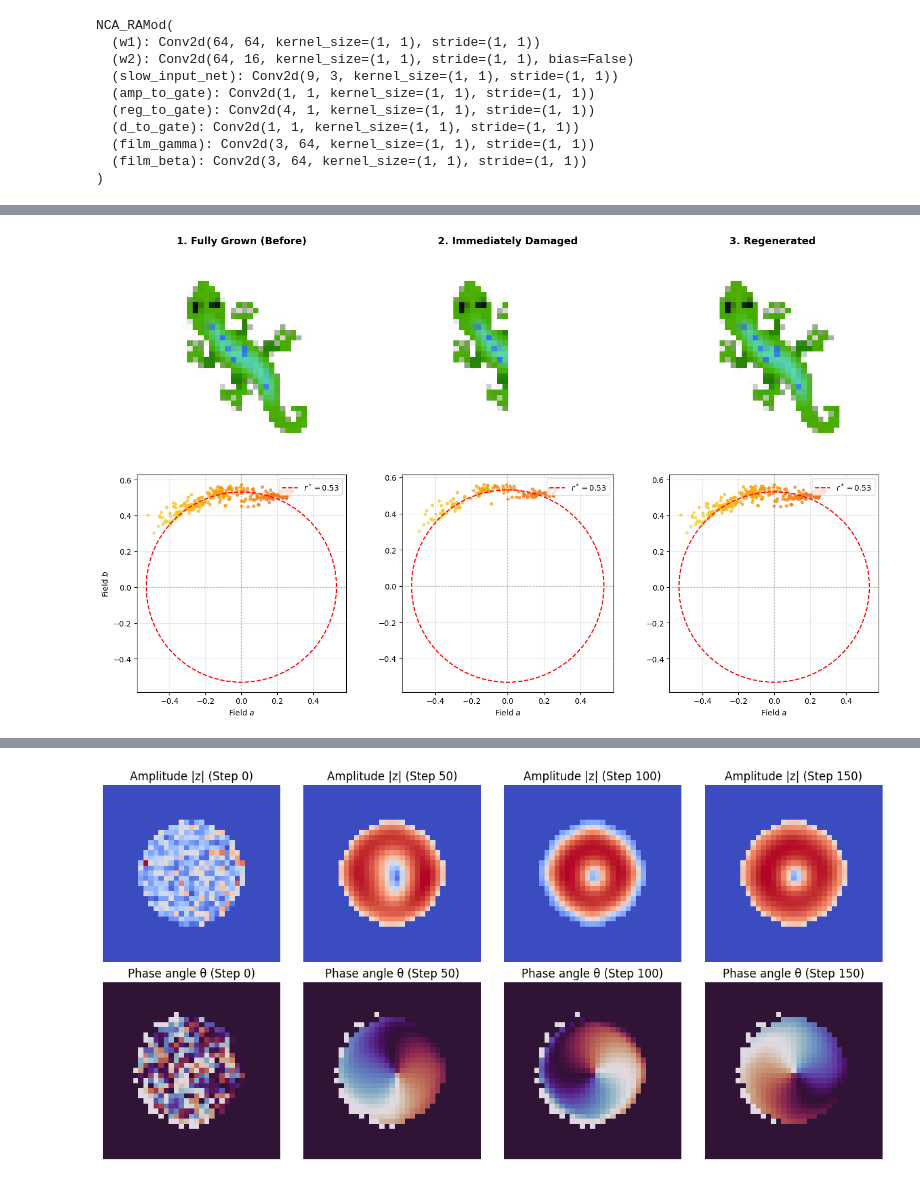
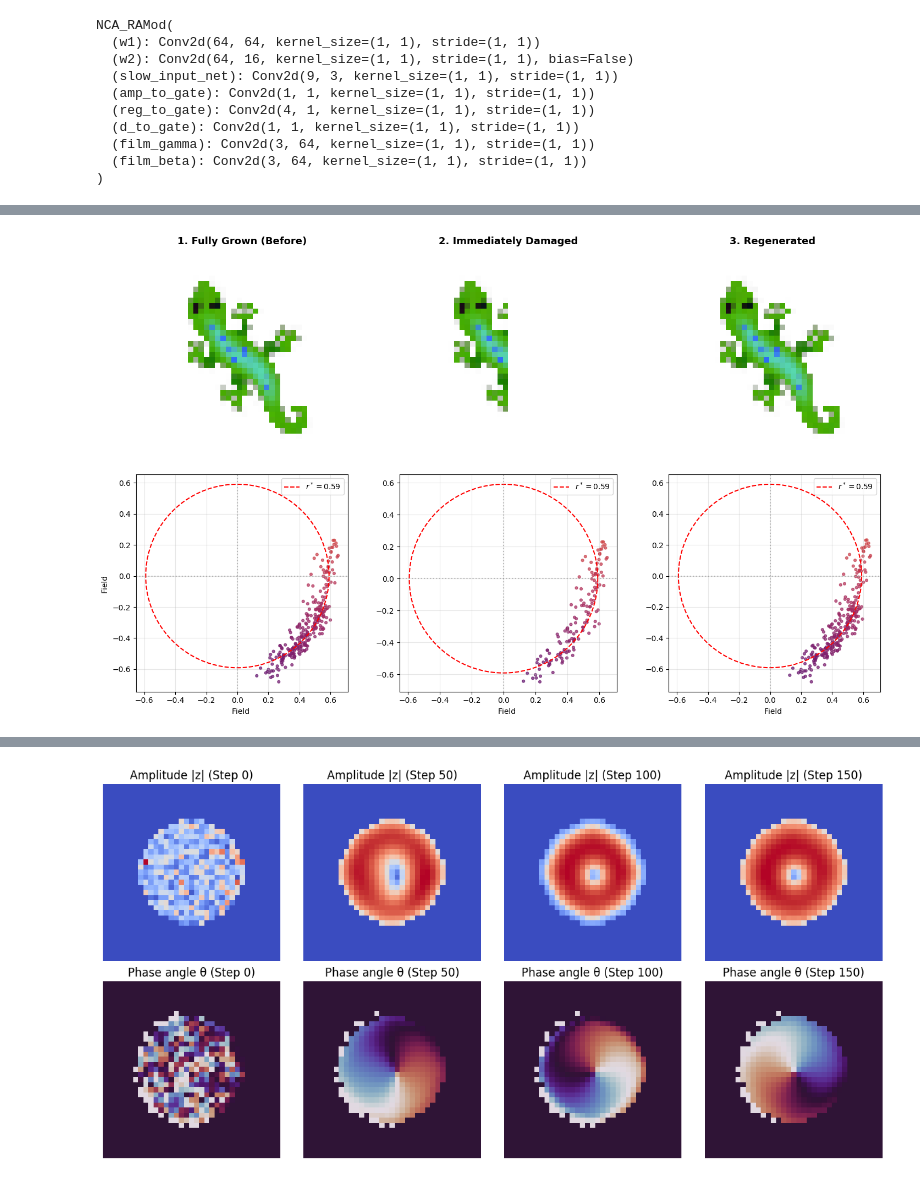
Before and after one commit to lshofsl/Thesis, a Jupyter notebook: NCA_w_RAmod.ipynb, the cells around one changed output, grey strips where cells are left out. Cells and saved outputs as stored; diff of their text form; code cells hidden in the pictures.

```diff
--- a/NCA_w_RAmod.ipynb
+++ b/NCA_w_RAmod.ipynb
@@ -168,7 +168,7 @@ lambda_m = 0.1
 
 
 raw_img_loss_log = []
-mu_log, omega_log, beta_r_log, beta_i_log, K_log, beta_d_log, kappa_log = [], [], [], [], [], [], []
+mu_log, omega_log, g0_log, c_log, K_r_log, K_i_log, beta_d_log, kappa_log = [], [], [], [], [], [], [], []
 log_iters, a, b, d, first_hiddens = [], [], [], [], []
 film_gamma_means, film_gamma_stds = [], []
 film_beta_means, film_beta_stds = [], []
@@ -195,16 +195,16 @@ for i in range(TRAINING_ITERS + 1):
         for idx in best_indices:
             cx = random.randint(int(WIDTH * 0.2), int(WIDTH * 0.8))
             cy = random.randint(int(HEIGHT * 0.2), int(HEIGHT * 0.8))
-            r = random.randint(3, 9)
+            r = random.randint(2, 8)
             mask_np = create_circular_mask(HEIGHT, WIDTH, cx, cy, radius=r).cpu().numpy()
             damage = 1.0 - mask_np
             x0_np[idx, :16] *= damage[None, :, :]
 
       current_x = torch.from_numpy(x0_np).to(DEVICE)
 
-    itters = random.randrange(32, 92)
+    itters = random.randrange(64, 94)
     mu_phys_val = torch.nn.functional.softplus(nca.mu).item() + 1e-4
-    betar_phys_val = torch.nn.functional.softplus(nca.beta_r).item() + 1e-4
+    betar_phys_val = torch.nn.functional.softplus(nca.g0).item() + 1e-4
     target_r = np.sqrt(mu_phys_val / betar_phys_val)
 
     total_amp_loss = 0
@@ -277,9 +277,10 @@ for i in range(TRAINING_ITERS + 1):
         # Log physical parameters & FiLM dynamics
         mu_log.append(torch.nn.functional.softplus(nca.mu).item())
         omega_log.append((nca.omega).item())
-        beta_r_log.append(torch.nn.functional.softplus(nca.beta_r).item())
-        beta_i_log.append((nca.beta_i).item())
-        K_log.append(torch.nn.functional.softplus(nca.K).item())
+        g0_log.append(torch.nn.functional.softplus(nca.g0).item())
+        c_log.append((nca.c).item())
+        K_r_log.append(torch.nn.functional.softplus(nca.Kr).item())
+        K_i_log.append((nca.Ki).item())
         beta_d_log.append(torch.nn.functional.softplus(nca.raw_beta_d).item())
         kappa_log.append(torch.nn.functional.softplus(nca.raw_kappa).item())
         log_iters.append(i)
@@ -449,7 +454,7 @@ del optim
 torch.cuda.empty_cache()
 # %%
 nca = NCA_RAMod(CHANNELS,hidden_n=HIDDEN_SIZE)
-nca.load_state_dict(torch.load("Trained_models/Gene/NCA_RAMod_k_4.pth"))
+nca.load_state_dict(torch.load("Trained_models/Gene/NCA_RAMod.pth"))
 nca.to(DEVICE).eval()
 # %% [output]
 NCA_RAMod(
@@ -940,4 +1084,5 @@ stable point reached at: 797 for the amplitude loss
 # %%
+
 def get_living_ab(x, alpha_idx=3, a_idx=16, b_idx=17):
     """Extracts a and b for living cells in a single sample."""
     alpha = x[alpha_idx].detach().cpu().numpy()
@@ -947,38 +1092,22 @@ def get_living_ab(x, alpha_idx=3, a_idx=16, b_idx=17):
     mask = alpha > 0.1
     return a[mask], b[mask], alpha[mask]
 
+# --- 1. SET UP DAMAGE EXPERIMENT ---
+# Assume `x_grown` is your fully grown batch at step 100 or 500 (Shape: [B, C, H, W])
+x_current = x_test.clone()
 
+# A. Before Damage State
+x_before = x_current.clone()
 
-def record_metrics(x_curr, amp_curr):
-      l = (base[0:1] - x_curr[:, :channels]).pow(2).mean().item()
-      loss_history.append(l)
-      avg_amp = (amp_curr[0] * live_mask).sum().item() / (live_mask.sum().item() + 1e-6)
-      amp_history.append(avg_amp)
+x_damaged = x_current.clone()
+x_damaged = apply_damage(x_damaged, "right_half")
 
+x_regen = x_damaged.clone()
 with torch.no_grad():
-  for t in range(steps_growth):
-    x, amp, phase, _, _ = nca(x, step=t, k=4)
-    record_metrics(x, amp)
-
-img_grown = x[0, :channels].permute(1, 2, 0).cpu().clip(0, 1).numpy()
-
-    # ------------------------------------------------------------------
-    # Phase 2: Apply Damage & Regeneration
-    # ------------------------------------------------------------------
-x = apply_damage(x, damage_type=damage)
-mg_damaged = x[0, :channels].permute(1, 2, 0).cpu().clip(0, 1).numpy()
-
-regen_frames = []
-capture_steps = [25, 50, 100, 200, 500]
-
-with torch.no_grad():
-  for t in range(1, steps_regen + 1):
-    x, amp, phase, _, _ = nca(x, step=t, k=4)
-    record_metrics(x, amp)
-    if t in capture_steps:
-      regen_frames.append(x[0, :channels].permute(1, 2, 0).cpu().clip(0, 1).numpy())
-
-
+    for _ in range(500):
+        # Unpack output safely
+        out = nca(x_regen)
+        x_regen = out[0] if isinstance(out, (tuple, list)) else out
 
 stages = [
     ("1. Fully Grown (Before)", x_before[0]),
@@ -986,7 +1115,8 @@ stages = [
     ("3. Regenerated ", x_regen[0])
 ]
 
-r_star = np.sqrt(mu_phys/ beta_r_phys)
+# FIX 1: Extract r_star as a scalar float rather than a list
+r_star = np.sqrt(mu_phys/ g0_phys)
 theta = np.linspace(0, 2 * np.pi, 200)
 
 fig, axes = plt.subplots(2, 3, figsize=(15, 9))
@@ -1003,36 +1133,36 @@ for col, (title, state) in enumerate(stages):
     # FIX 2: Correct formatting and mathematical evaluation with scalar r_star
     axes[1, col].plot(
         r_star * np.cos(theta),
         r_star * np.sin(theta),
         'r--',
         label=f'$r^* = {r_star:.2f}$'
     )
     axes[1, col].axhline(0, color='gray', linestyle=':', alpha=0.5)
     axes[1, col].axvline(0, color='gray', linestyle=':', alpha=0.5)
 
     if len(a_live) > 0:
         # FIX 3: Consistent color mapping across phase space [-pi, pi]
         sc = axes[1, col].scatter(
             a_live, b_live,
             c=angles,
             cmap='inferno',
             vmin=-np.pi,
             vmax=np.pi,
             s=12,
             alpha=0.7
         )
 
     axes[1, col].set_aspect('equal')
-    axes[1, col].set_xlabel('Field $a$')
+    axes[1, col].set_xlabel('Field ')
     if col == 0:
-        axes[1, col].set_ylabel('Field $b$')
+        axes[1, col].set_ylabel('Field ')
     axes[1, col].grid(True, alpha=0.3)
     axes[1, col].legend(loc='upper right')
 
 plt.tight_layout()
 plt.show()
 # %% [output]
-[figure, old version]
+[figure, new version]
 # %%
 
 import torchvision.transforms.v2.functional as TF
```
Also changed, not shown: parts of 15 cells of this notebook.
